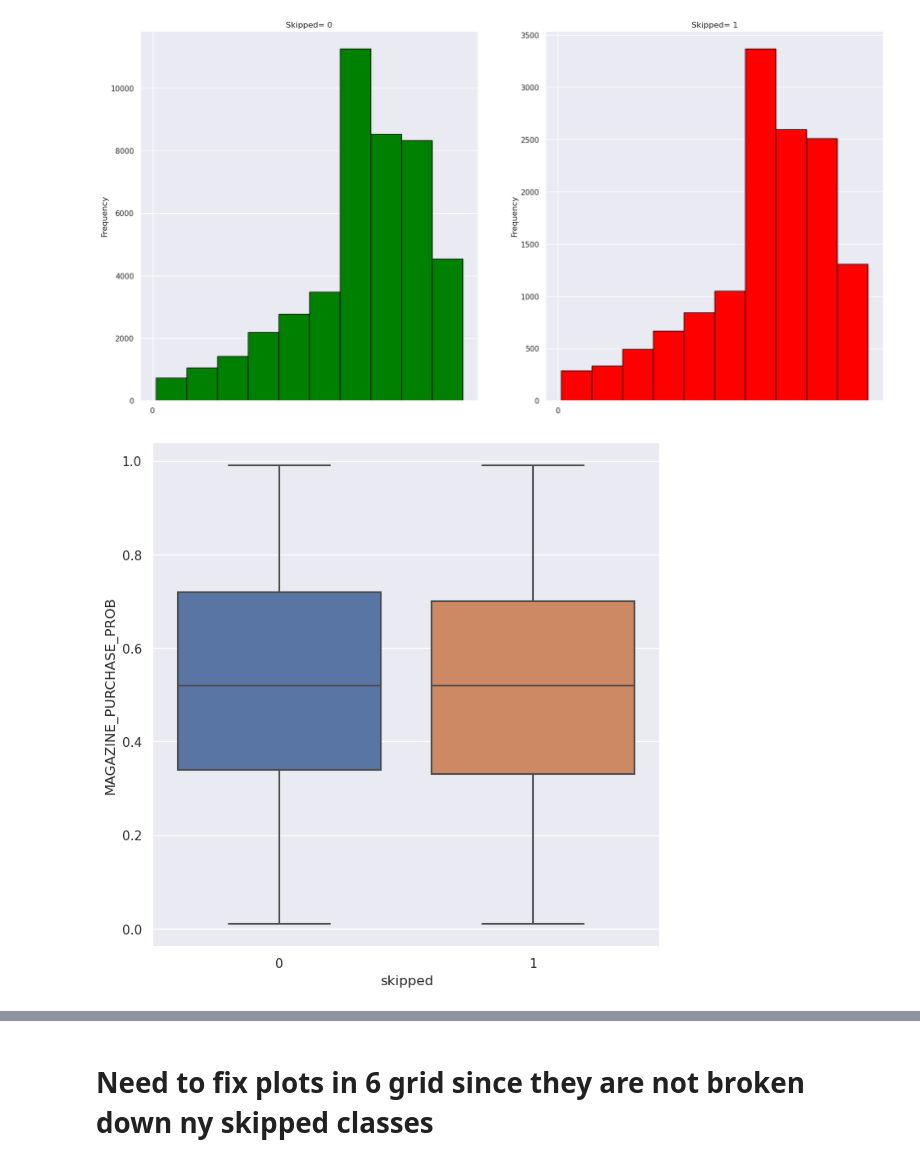
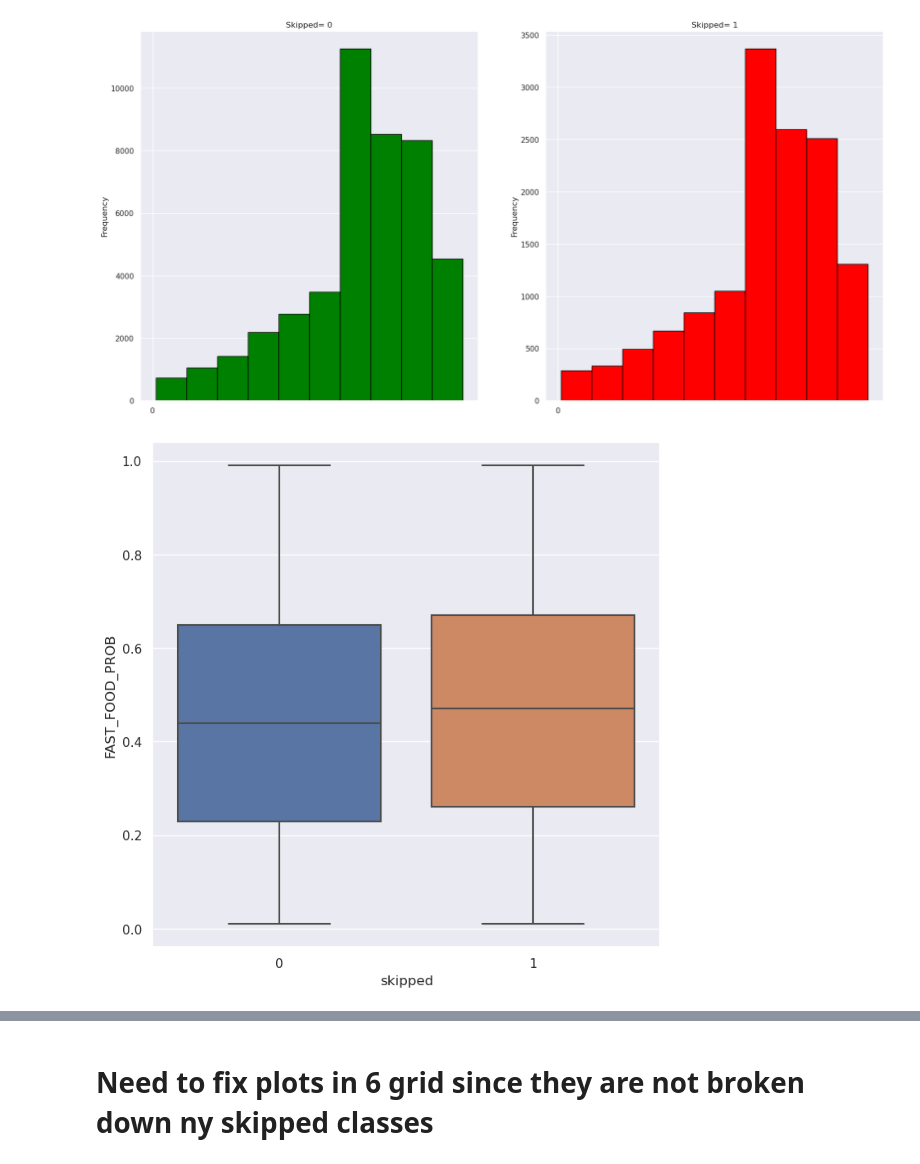
Before and after one commit to mindyng/Take-Homes, a Jupyter notebook: tovala2.ipynb, the cells around one changed output, grey strips where cells are left out. Cells and saved outputs as stored; diff of their text form; code cells hidden in the pictures.

```diff
--- a/tovala2.ipynb
+++ b/tovala2.ipynb
@@ -1505,7 +1512,7 @@ plt.show()
 [figure]
 # %%
 plt.figure(figsize=(8,8))
-sns.boxplot(x="skipped", y="MAGAZINE_PURCHASE_PROB", data=df)
+sns.boxplot(x="skipped", y="FAST_FOOD_PROB", data=df)
 plt.show()
 # %% [output]
-[figure, old version]
+[figure, new version]
```
Also changed, not shown: parts of 9 cells of this notebook.
